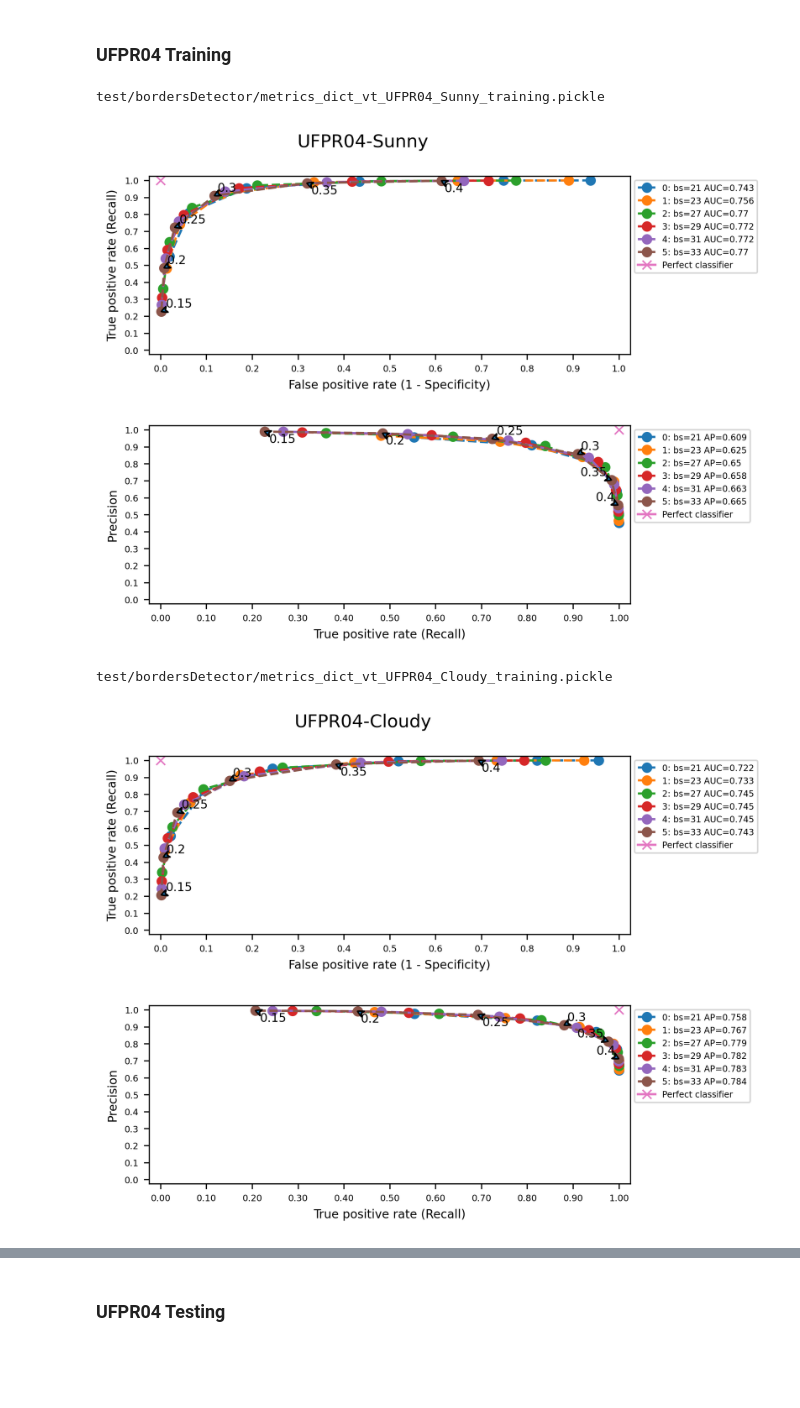
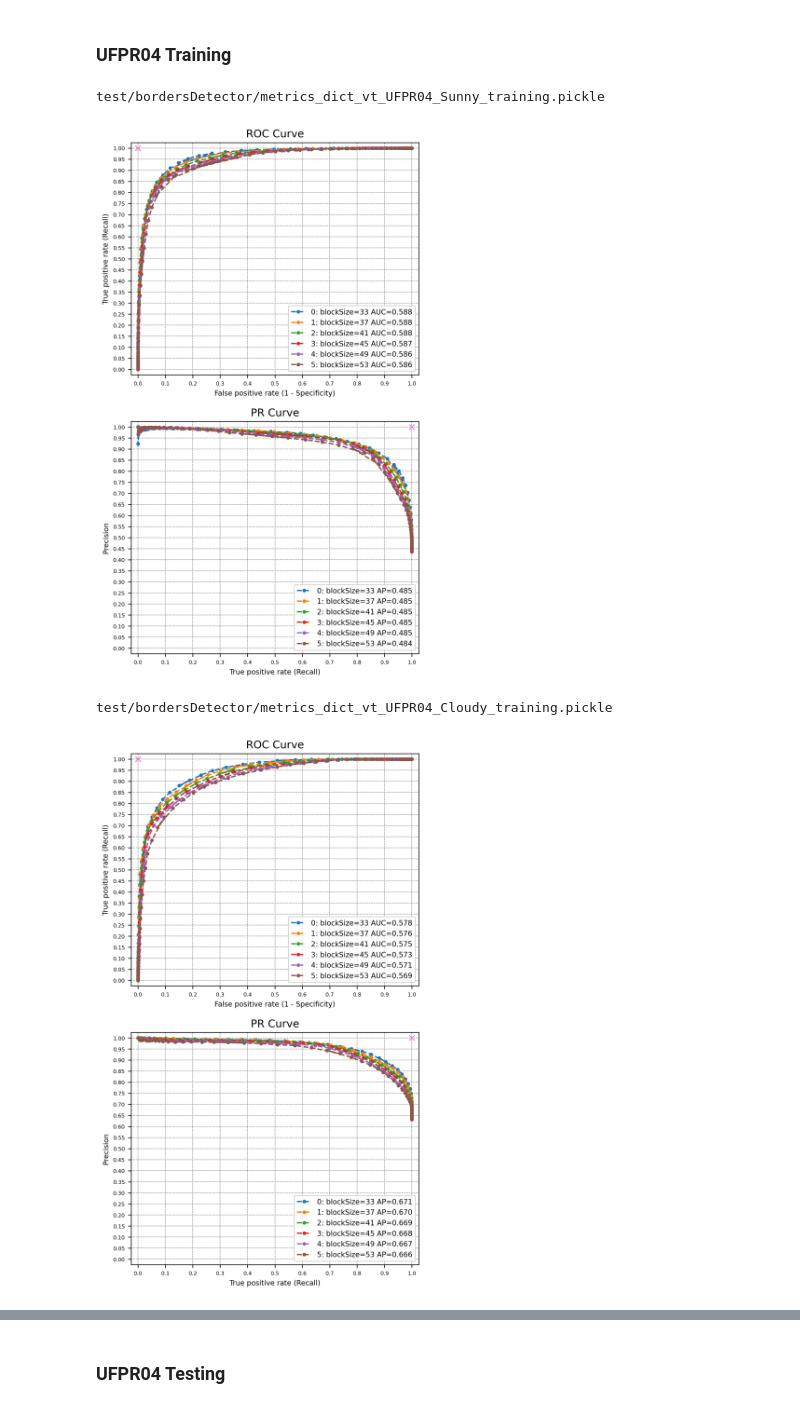
Before and after one commit to VisionPark/VisionParkDetect, a Jupyter notebook: borderClassifierTest.ipynb, the cells around one changed output, grey strips where cells are left out. Drawn from its saved outputs; the diff is of its cells as text; code cells hidden in the pictures; blank space fills up the shorter version.

Commit message:
Implemented new detection params selection

```diff
--- a/borderClassifierTest.ipynb
+++ b/borderClassifierTest.ipynb
@@ -154,18 +232,19 @@ def transpose_dict(dictionary):
 # %%
 parking_id = 'UFPR04'
 
-vacant_threshold_list = [0.4, 0.35, 0.30, 0.25, 0.2, 0.15]
-at_blockSize_list = [21,23,27,29,31,33]
-weather_list = ['Sunny','Cloudy','Rainy']
+at_blockSize_list = [33,37,41,45,49,53]
+weather_list = ['Sunny', 'Cloudy', 'Rainy']
 training = True
 save_dst = 'E:\\OneDrive - UNIVERSIDAD DE HUELVA\\TFG\\VisionParkDetect\\test\\bordersDetector\\'
 params = DetectionParams()
 params.at_method = cv.ADAPTIVE_THRESH_GAUSSIAN_C
 
-calculate_metrics(parking_id, weather_list, at_blockSize_list, vacant_threshold_list, params=params, training=training, show_metrics=True, save_fig_dst=save_dst)
+
+training_test_folder = 'training' if training else 'test'
+calculate_metrics(parking_id, weather_list, at_blockSize_list, params=params, training=training, show_metrics=True, save_fig_dst=save_dst)
 # %% [output]
 test/bordersDetector/metrics_dict_vt_UFPR04_Sunny_training.pickle
-[figure, old version]
+[figure, new version]
 test/bordersDetector/metrics_dict_vt_UFPR04_Cloudy_training.pickle
-[figure, old version]
+[figure, new version]
 test/bordersDetector/metrics_dict_vt_UFPR04_Rainy_training.pickle
```
Also changed, not shown: parts of 31 cells of this notebook, 18 other files.
